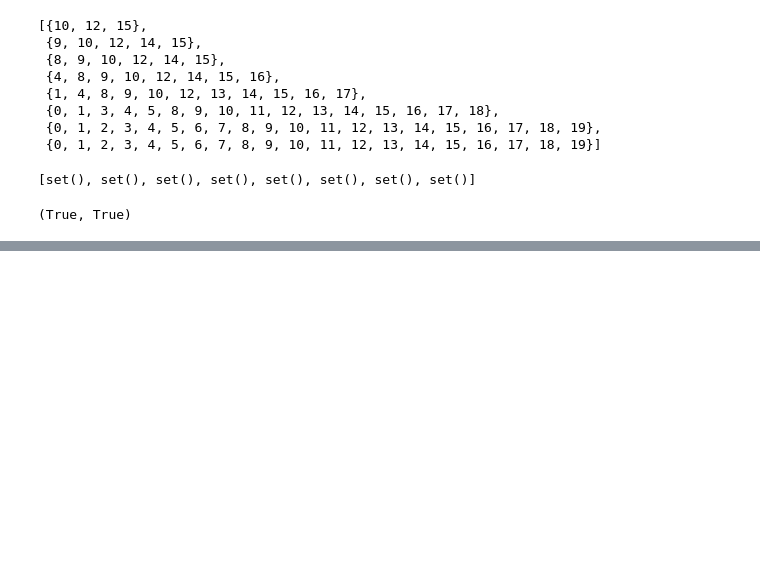
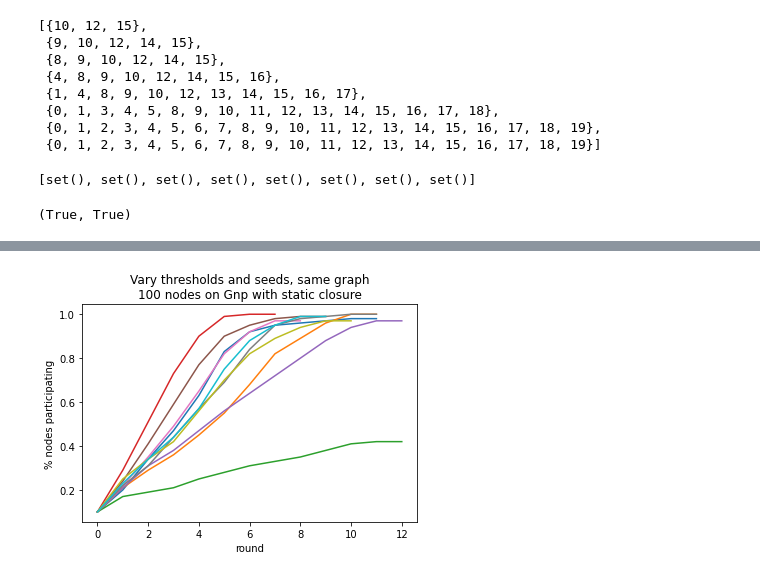
Before and after one commit to cephcyn/cornell_cs6850_triadicclosure, a Jupyter notebook: triadic-closures.ipynb, the cells around one changed output, grey strips where cells are left out. Cells and saved outputs as stored; diff of their text form; code cells hidden in the pictures; blank space fills up the shorter version.

Commit message:
add BIG template experiment code

```diff
--- a/triadic-closures.ipynb
+++ b/triadic-closures.ipynb
@@ -277,0 +277,78 @@ print(max_size_round)
+# %%
+# Generalized, super-hyperparameter-collection version
+
+num_experiments = 10
+# Graph hyperparameters
+graph_type = ['Gnp', 'stochastic'][0]
+num_nodes = 100
+graph_params = {
+    'Gnp':{'p':0.1},
+    'stochastic':{'within_p':0.5,'between_p':0.01}
+}[graph_type]
+# Threshold hyperparameters
+threshold_mean = 0.4
+threshold_var = 0.25
+# Seed selection hyperparameters
+seed_candidates = np.arange(num_nodes)
+num_seeds = 10
+# Simulation hyperparameters
+use_network = True
+sticky_cascade = True
+closure_method = [
+    'max',
+    'squared_weighted_random', 'weighted_random', 'random',
+    'static'
+][4] if use_network else 'population_irrelevant'
+closure_rate = 1
+max_rounds = 100
+
+# Same graph, varying thresholds, varying seeds
+rounds_filled = []
+rounds_frozen = []
+max_size_round = []
+for i in range(num_experiments):
+    # Initialize simulation inputs
+    G = triadicsim.graph(
+        num_nodes=num_nodes,
+        graph_type=graph_type,
+        rng_seed=0,
+    )
+    thresholds = triadicsim.create_thresholds(
+        num_nodes, mean=threshold_mean, var=threshold_var,
+        rng_seed=None,
+    )
+    seedset = triadicsim.create_seedset(
+        seed_candidates, num_seeds,
+        rng_seed=None,
+    )
+    # Run simulation
+    G_log, node_log, edge_log, exit_status = triadicsim.simulate_cascade(
+        G, thresholds, seedset,
+        use_network=use_network, sticky_cascade=sticky_cascade,
+        closure_type=closure_method, closure_rate=closure_rate,
+        max_rounds=max_rounds,
+        rng_seed=None,
+    )
+    # Compute history of infection rates
+    num_reached_nodes = [len(s) for s in node_log]
+    rounds_filled.append(1 if exit_status[0] else 0)
+    rounds_frozen.append(1 if exit_status[1] else 0)
+    max_size_round.append([
+        i for i in range(len(num_reached_nodes))
+        if num_reached_nodes[i]==max(num_reached_nodes)
+    ][0])
+    # Plot the output
+    _ = plt.plot([x/num_nodes for x in num_reached_nodes])
+_ = plt.xlabel('round')
+_ = plt.ylabel('% nodes participating')
+_ = plt.title(
+    'Vary thresholds and seeds, same graph\n'
+    + f'{num_nodes} nodes on {graph_type} with {closure_method} closure'
+)
+plt.show()
+
+print(rounds_filled)
+print(rounds_frozen)
+print(max_size_round)
+# %% [output]
+[figure, added]
```
Also changed, not shown: parts of 13 cells of this notebook, 1 other file.
